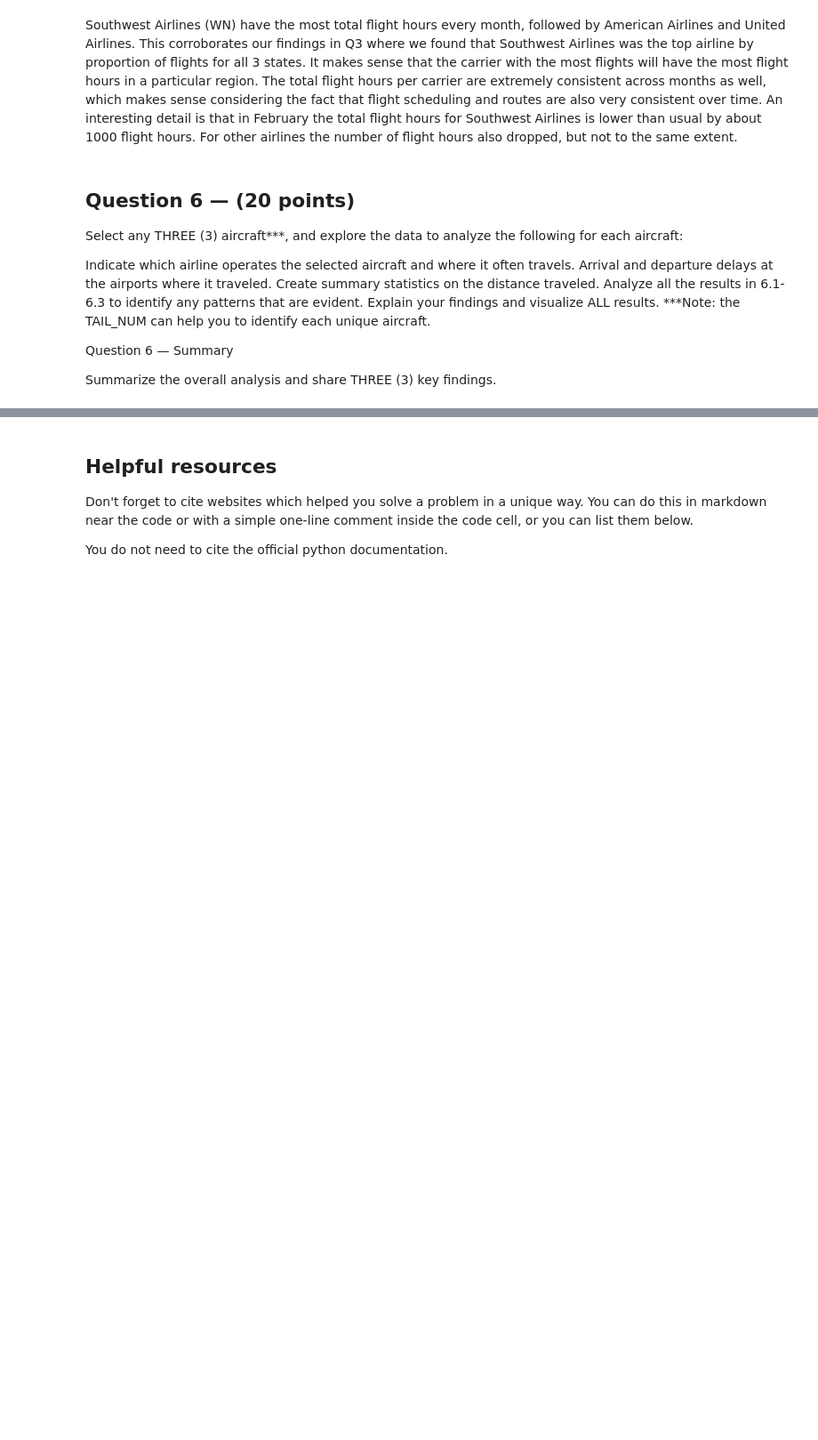
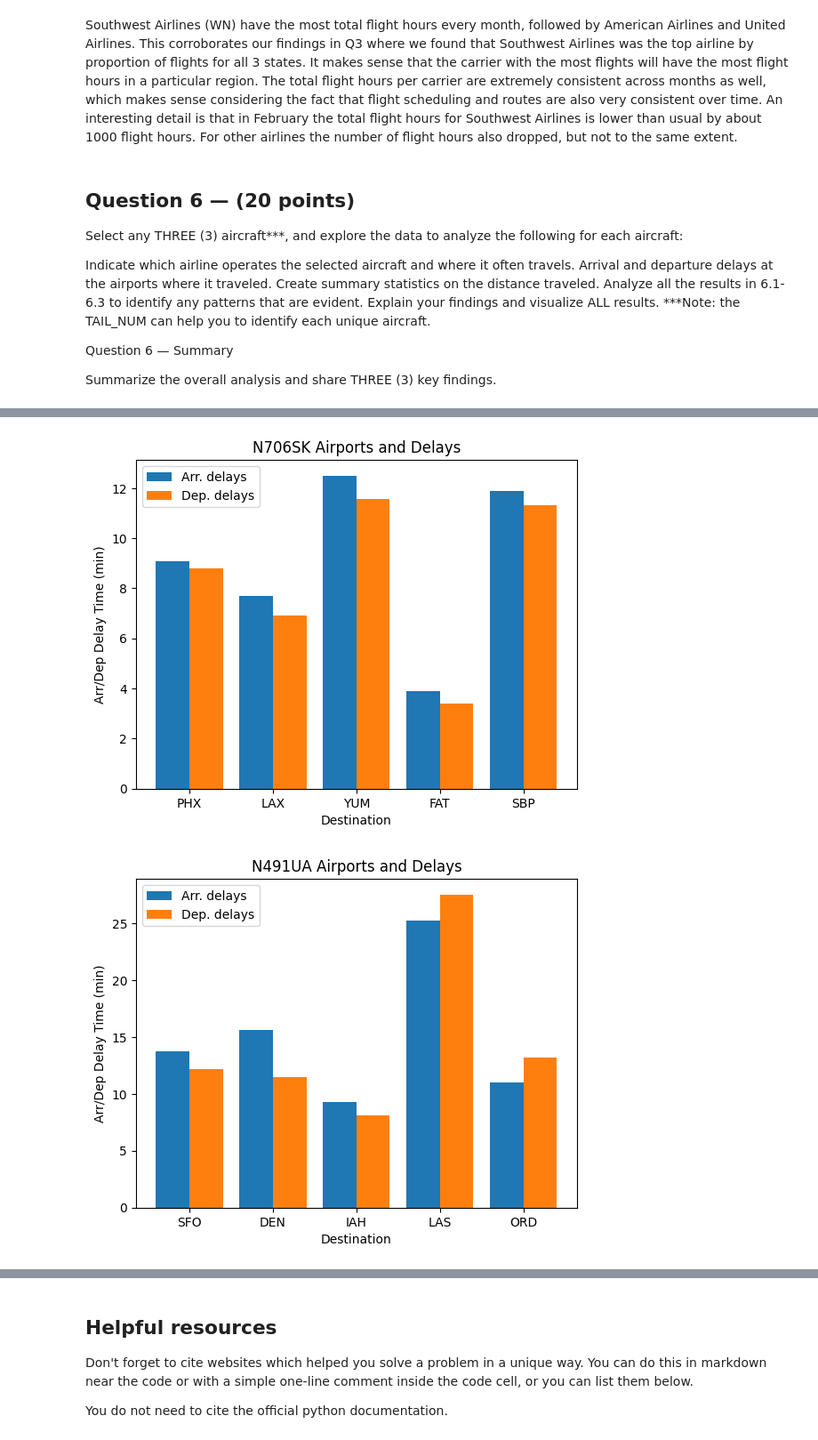
Before and after one commit to inacarr/ds3000group34, a Jupyter notebook: DS3000.Practicum34.ipynb, the cells around one changed output, grey strips where cells are left out. Shown at 89% size. Saved outputs shown, nothing was run; the diff lists cells and outputs as text; code cells hidden in the pictures; blank space fills up the shorter version.

```diff
--- a/DS3000.Practicum34.ipynb
+++ b/DS3000.Practicum34.ipynb
@@ -576,6 +609,9 @@ def arr_dep_delay_plot(tail_num):
     plt.legend()
     plt.show()
 # %%
-arr_dep_delay_plot(x)
-arr_dep_delay_plot(y)
-arr_dep_delay_plot(z)
+arr_dep_delay_plot(max_flights_plane)
+arr_dep_delay_plot(median_flights_plane)
+arr_dep_delay_plot(min_flights_plane)
+# %% [output]
+[figure, added]
+[figure, added]
```
Also changed, not shown: parts of 16 cells of this notebook.
